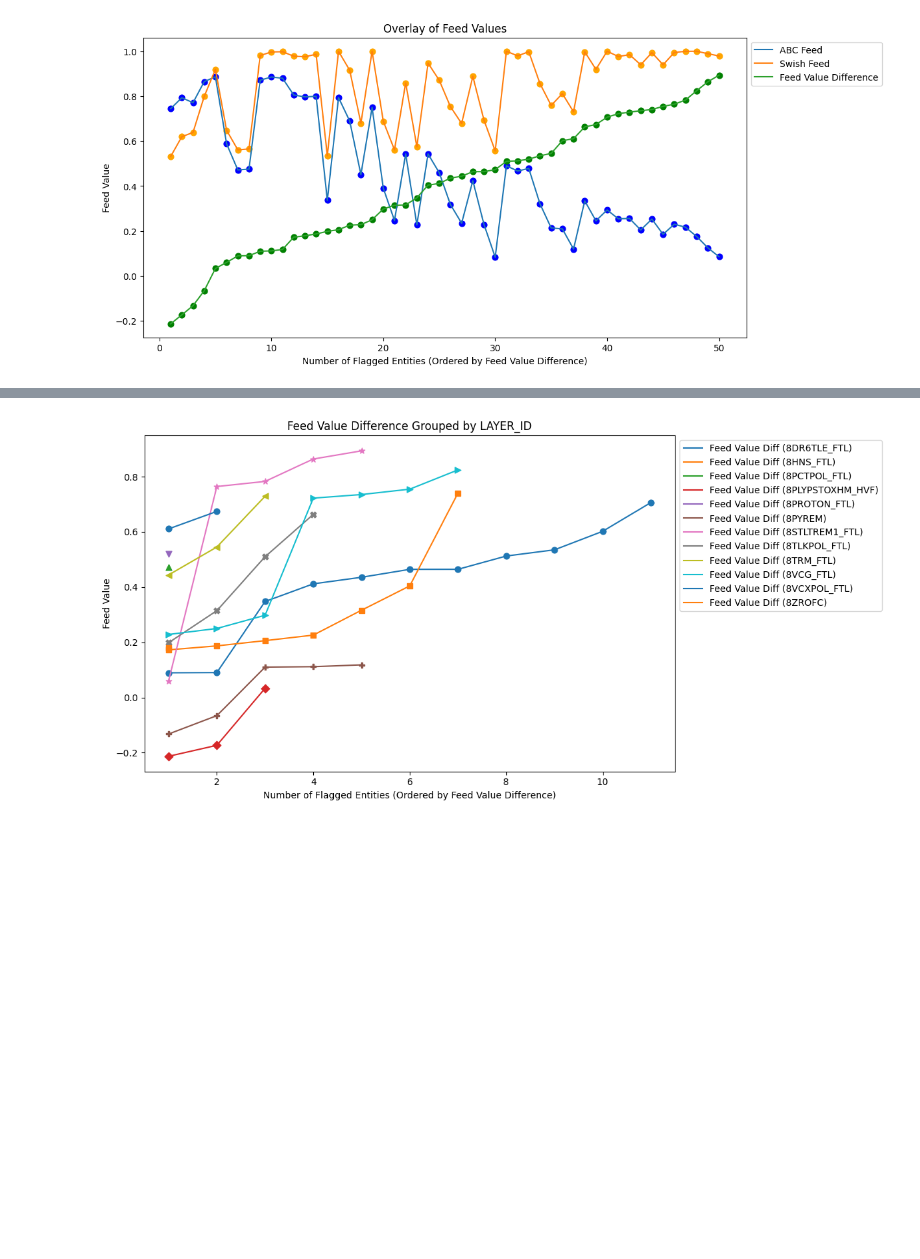
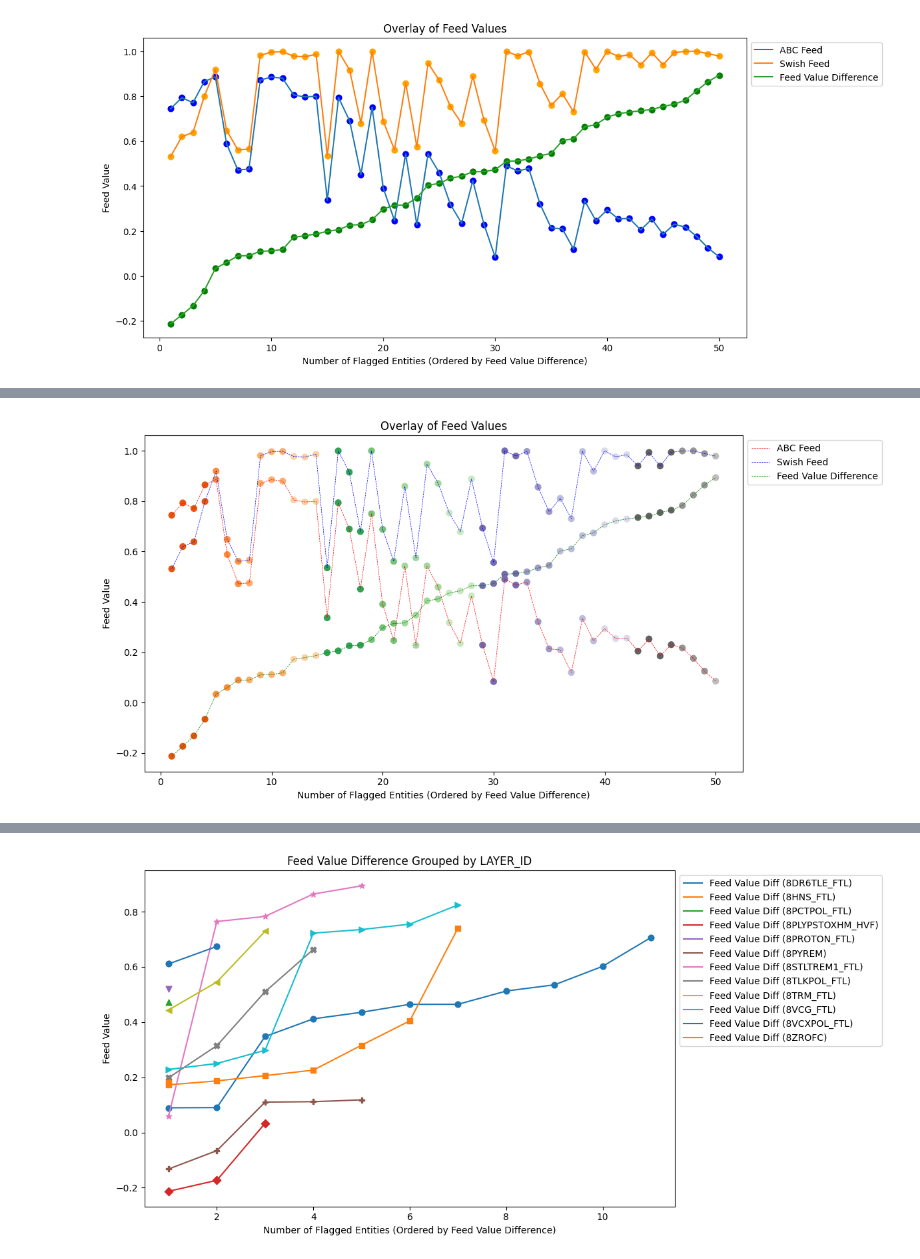
Before and after one commit to maximillian-jacob/DataScience, a Jupyter notebook: main_swish_vs_abc.ipynb, the cells around one changed output, grey strips where cells are left out. Cells and saved outputs as stored; diff of their text form; code cells hidden in the pictures; blank space fills up the shorter version.

```diff
--- a/main_swish_vs_abc.ipynb
+++ b/main_swish_vs_abc.ipynb
@@ -242,0 +275,25 @@ plt.legend(loc='upper left', bbox_to_anchor=(1, 1))
+# %%
+plt.figure(figsize=(12, 6))
+
+width = 0.5  # Width of the lines
+
+# Use a single color palette for all data points (e.g., 'viridis')
+palette = cm.get_cmap('tab20c')(np.linspace(0.2, 0.9, len(df)))
+
+plt.plot(x, df['feed_value_abc'], label='ABC Feed', color='red', linewidth=width, linestyle='--')
+plt.scatter(x, df['feed_value_abc'], color=palette, s=40, marker='o')
+
+plt.plot(x, df['feed_value_swish'], label='Swish Feed', color='blue', linewidth=width, linestyle='--')
+plt.scatter(x, df['feed_value_swish'], color=palette, s=40, marker='o')
+
+plt.plot(x, df['feed_value_diff'], label='Feed Value Difference', color='green', linewidth=width, linestyle='--')
+plt.scatter(x, df['feed_value_diff'], color=palette, s=40, marker='o')
+
+plt.xlabel('Number of Flagged Entities (Ordered by Feed Value Difference)')
+plt.ylabel('Feed Value')
+plt.title('Overlay of Feed Values')
+plt.legend(loc='upper left', bbox_to_anchor=(1, 1))
+plt.tight_layout()
+plt.show()
+# %% [output]
+[figure, added]
```
Also changed, not shown: parts of 28 cells of this notebook.
